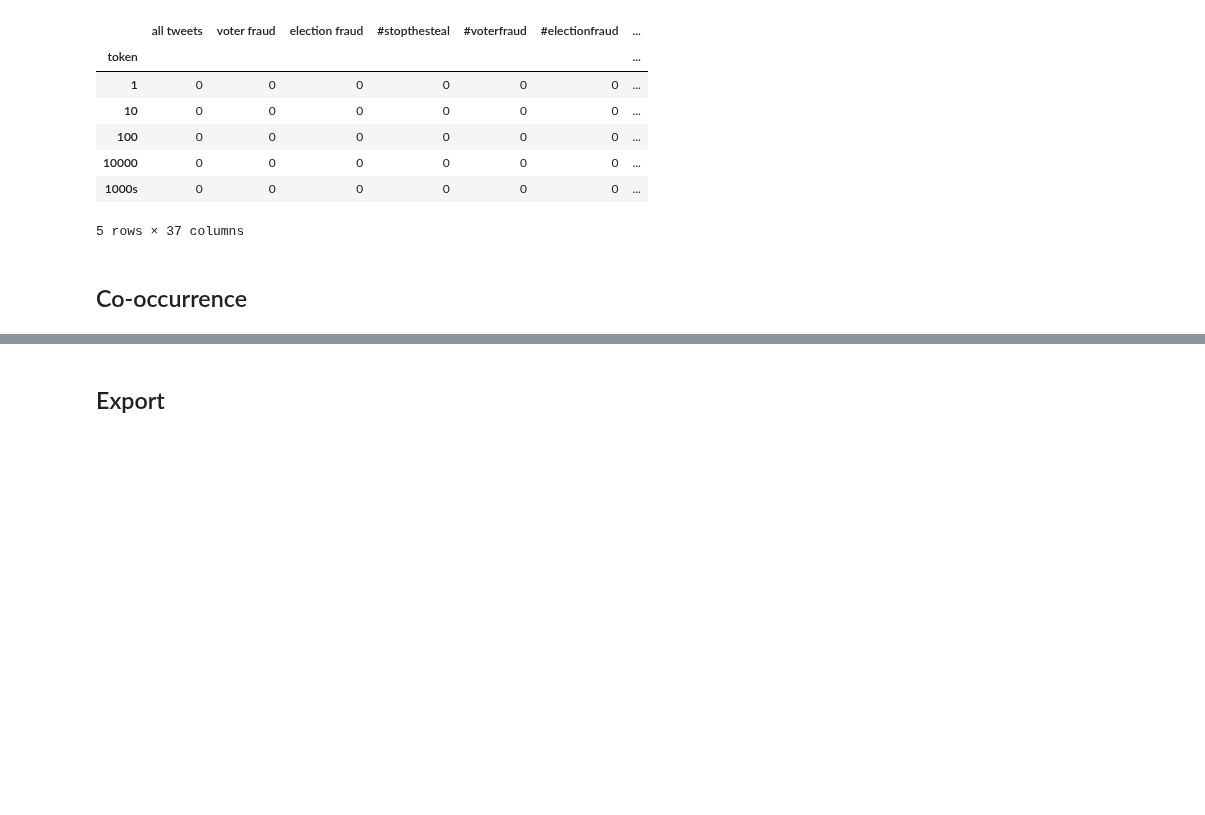
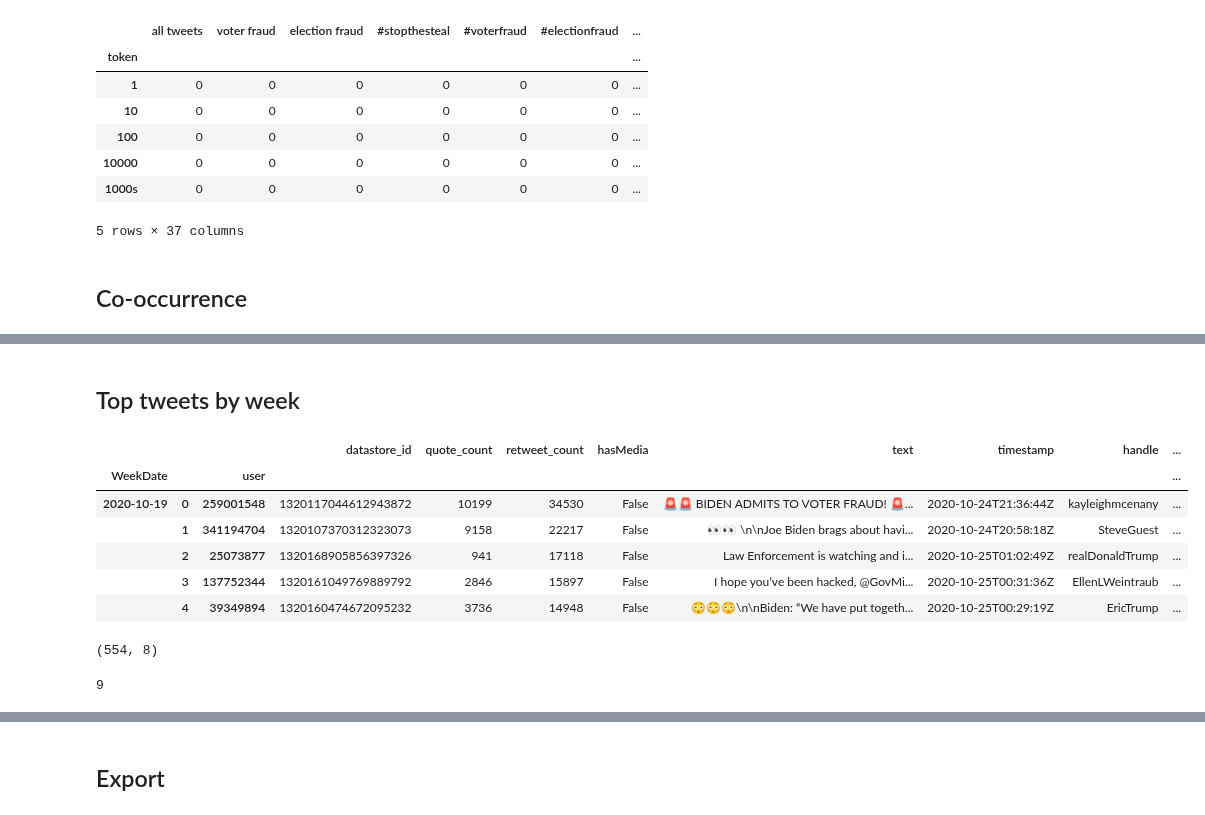
Before and after one commit to sTechLab/VoterFraud2020-analysis, a Jupyter notebook: notebooks/pickle_dataframes.ipynb, the cells around one changed output, grey strips where cells are left out. Cells and saved outputs as stored; diff of their text form; code cells hidden in the pictures; blank space fills up the shorter version.

Commit message:
Updated datafames script with more pickled dataframes

```diff
--- a/notebooks/pickle_dataframes.ipynb
+++ b/notebooks/pickle_dataframes.ipynb
@@ -45,5 +54,8 @@ memory usage: 780.2+ MB
 # %%
 old_tweet_df, recent_tweet_df = create_tweet_df(
-    retweet_df.timestamp.min(), CRAWLED_TERMS, data_dir=DATA_DIR
+    # retweet_df.timestamp.min()
+    '2020-10-23T16:59:58Z',
+    CRAWLED_TERMS,
+    data_dir=DATA_DIR
 )
 # %% [output]
@@ -249,0 +293,43 @@ df_cooccurrence = crawled_terms_tweet_df.T.dot(crawled_terms_tweet_df)
+# %% [markdown]
+## Top tweets by week
+# %%
+import datetime as dt
+tweets = recent_tweet_df
+tweets['WeekDate'] = pd.to_datetime(tweets.timestamp).dt.to_period('W').apply(lambda r: r.start_time)
+weeks = tweets['WeekDate'].unique()
+
+def extract_weekly_tweets(df_week, N=25):
+    media_tweets = df_week[df_week["hasMedia"]]
+    top_retweeted = df_week.nlargest(N, "retweet_count")
+    top_quoted = df_week.nlargest(N, "quote_count")
+    media_top_retweeted = media_tweets.nlargest(N, "retweet_count")
+    media_top_quoted = media_tweets.nlargest(N, "quote_count")
+    return (top_retweeted.merge(top_quoted, how="outer")
+                        .merge(media_top_retweeted, how="outer")
+                        .merge(media_top_quoted, how="outer"))
+
+columns = ["datastore_id", "quote_count", "retweet_count", "hasMedia", "text", "user", "timestamp"]
+weekly_top_tweets = (tweets
+    .groupby("WeekDate")[columns]
+    .apply(lambda df: extract_weekly_tweets(df))
+#  Merge with user df and sort by week date, retweet count
+    .merge(df_users[["handle", "name"]], how='inner', left_on="user", right_index=True)
+    .set_index("user", append=True)
+    .sort_values(by=['WeekDate', 'retweet_count'], ascending=[True, False]))
+weekly_top_tweets.head()
+# %% [output]
+|  |  |  | datastore_id | quote_count | retweet_count | hasMedia | text | timestamp | handle | ... |
+| WeekDate |  | user |  |  |  |  |  |  |  | ... |
+| 2020-10-19 | 0 | 259001548 | 1320117044612943872 | 10199 | 34530 | False | 🚨🚨 BIDEN ADMITS TO VOTER FRAUD! 🚨... | 2020-10-24T21:36:44Z | kayleighmcenany | ... |
+|  | 1 | 341194704 | 1320107370312323073 | 9158 | 22217 | False | 👀👀 \n\nJoe Biden brags about havi... | 2020-10-24T20:58:18Z | SteveGuest | ... |
+|  | 2 | 25073877 | 1320168905856397326 | 941 | 17118 | False | Law Enforcement is watching and i... | 2020-10-25T01:02:49Z | realDonaldTrump | ... |
+|  | 3 | 137752344 | 1320161049769889792 | 2846 | 15897 | False | I hope you’ve been hacked, @GovMi... | 2020-10-25T00:31:36Z | EllenLWeintraub | ... |
+|  | 4 | 39349894 | 1320160474672095232 | 3736 | 14948 | False | 😳😳😳\n\nBiden: “We have put togeth... | 2020-10-25T00:29:19Z | EricTrump | ... |
+# %%
+weekly_top_tweets.shape
+# %% [output]
+(554, 8)
+# %%
+print(len(weeks))
+# %% [output]
+9
```
Also changed, not shown: parts of 21 cells of this notebook, 1 other file.
